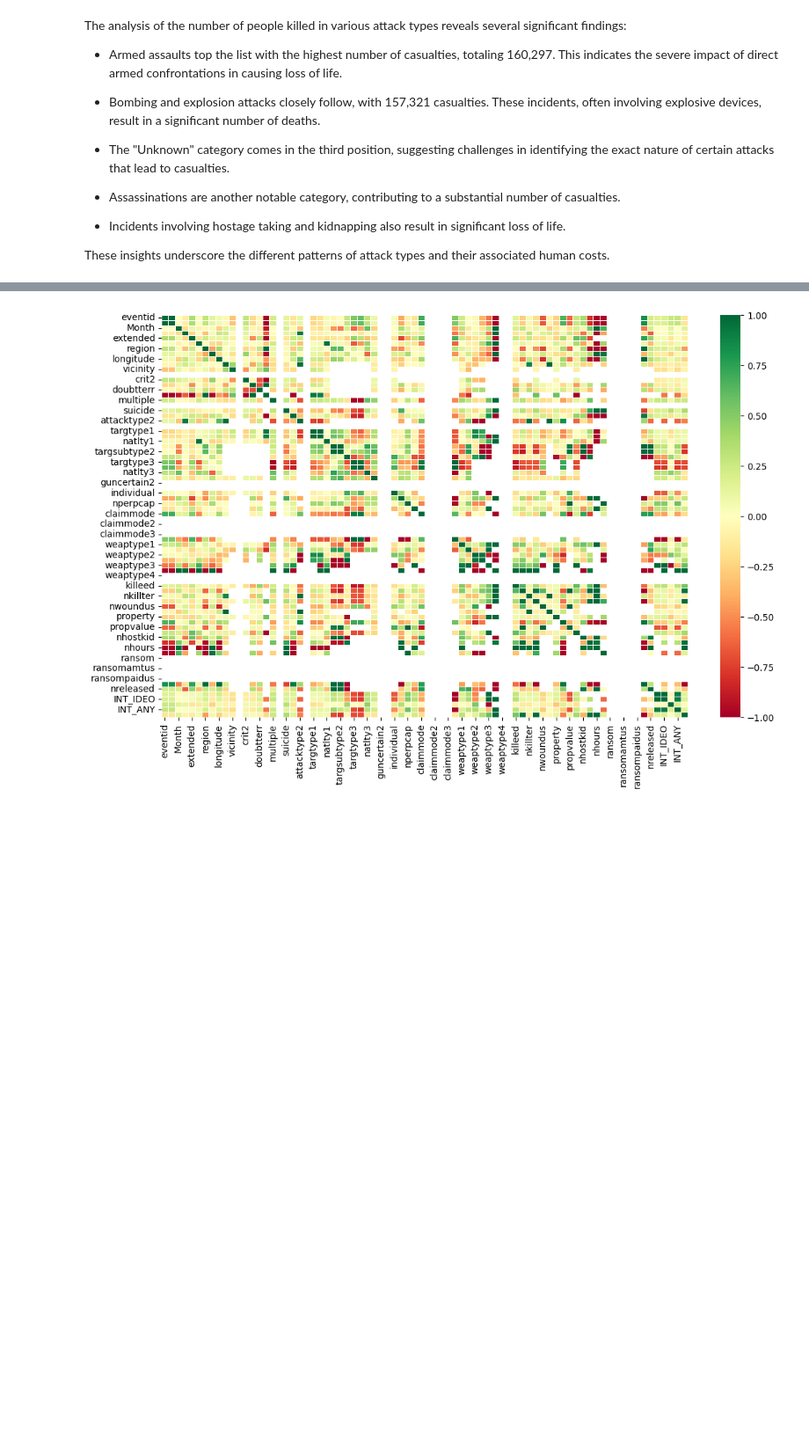
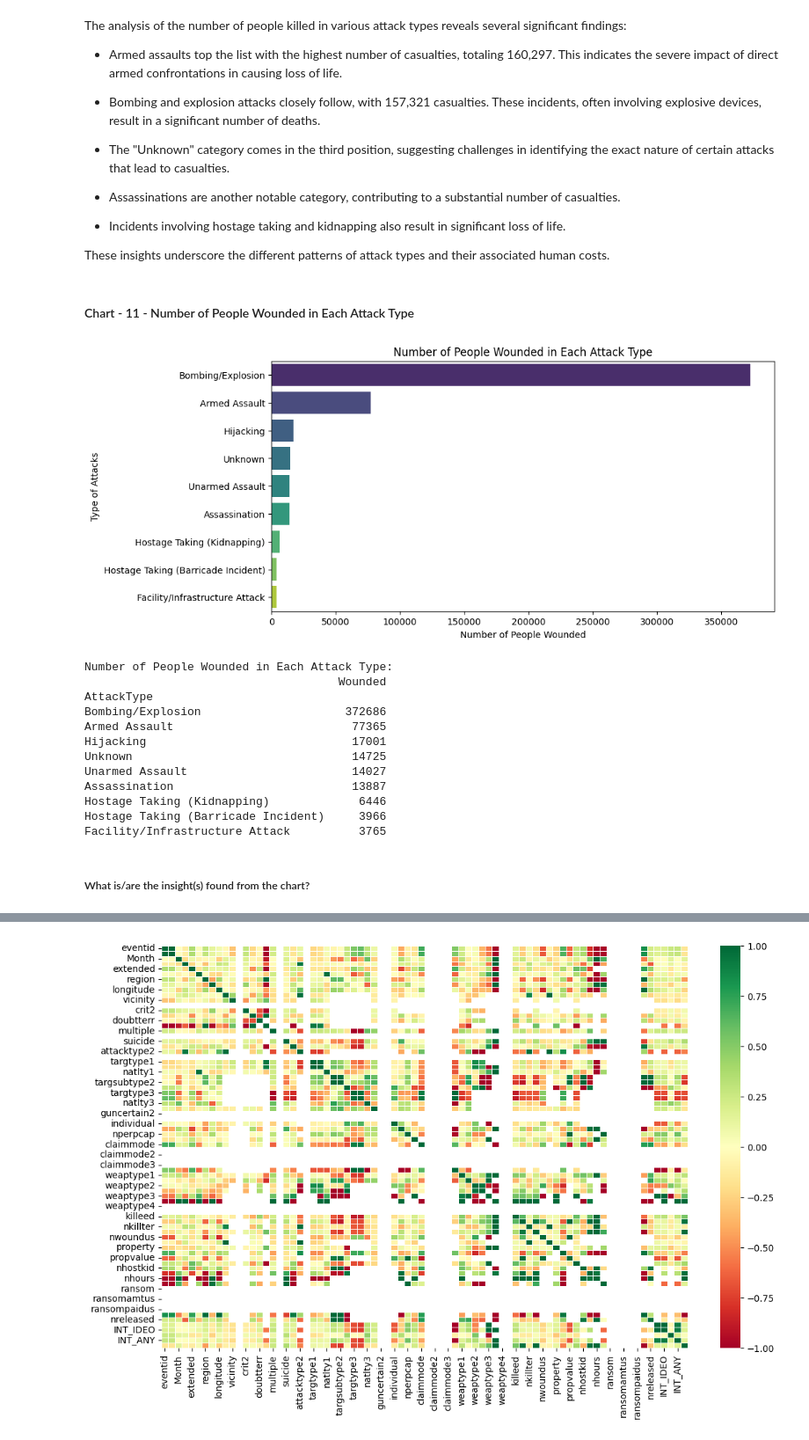
Before and after one commit to Apaulgithub/CVIP_Data_Science_Intern, a Jupyter notebook: Exploratory Data Analysis - Terrorism/Exploratory_Data_Analysis_Terrorism.ipynb, the cells around one changed output, grey strips where cells are left out. Shown at 88% size. Cells and saved outputs as stored; diff of their text form; code cells hidden in the pictures; blank space fills up the shorter version.

```diff
--- a/Exploratory Data Analysis - Terrorism/Exploratory_Data_Analysis_Terrorism.ipynb
+++ b/Exploratory Data Analysis - Terrorism/Exploratory_Data_Analysis_Terrorism.ipynb
@@ -667,3 +670,46 @@ The analysis of the number of people killed in various attack types reveals seve
 - Incidents involving hostage taking and kidnapping also result in significant loss of life.
 
 These insights underscore the different patterns of attack types and their associated human costs.
+# %% [markdown]
+#### Chart - 11 - Number of People Wounded in Each Attack Type
+# %%
+# Chart - 11 Visualization code for total number of people wounded in each attack type
+# Calculate the total number of people wounded in each attack type
+attack_wounded = df[['AttackType', 'Wounded']].groupby(["AttackType"], axis=0).sum()
+attack_wounded = attack_wounded.sort_values(by='Wounded', ascending=False)  # Sort the data in descending order
+
+# Create a subplots figure with a specific size for the bar plot
+plt.subplots(figsize=(10, 5))
+
+# Create a bar plot to visualize the number of people wounded in each attack type
+sns.barplot(x=attack_wounded.Wounded.values, y=attack_wounded.index, palette="viridis")
+
+# Set the title of the graph
+plt.title('Number of People Wounded in Each Attack Type')
+
+# Set labels
+plt.xlabel('Number of People Wounded')
+plt.ylabel('Type of Attacks')
+
+# Display the bar plot
+plt.show()
+
+# Print the 'attack_wounded' data for further analysis
+print("Number of People Wounded in Each Attack Type:")
+print(attack_wounded)
+# %% [output]
+[figure, added]
+Number of People Wounded in Each Attack Type:
+                                     Wounded
+AttackType
+Bombing/Explosion                     372686
+Armed Assault                          77365
+Hijacking                              17001
+Unknown                                14725
+Unarmed Assault                        14027
+Assassination                          13887
+Hostage Taking (Kidnapping)             6446
+Hostage Taking (Barricade Incident)     3966
+Facility/Infrastructure Attack          3765
+# %% [markdown]
+##### What is/are the insight(s) found from the chart?
```
Also changed, not shown: parts of 7 cells of this notebook.
